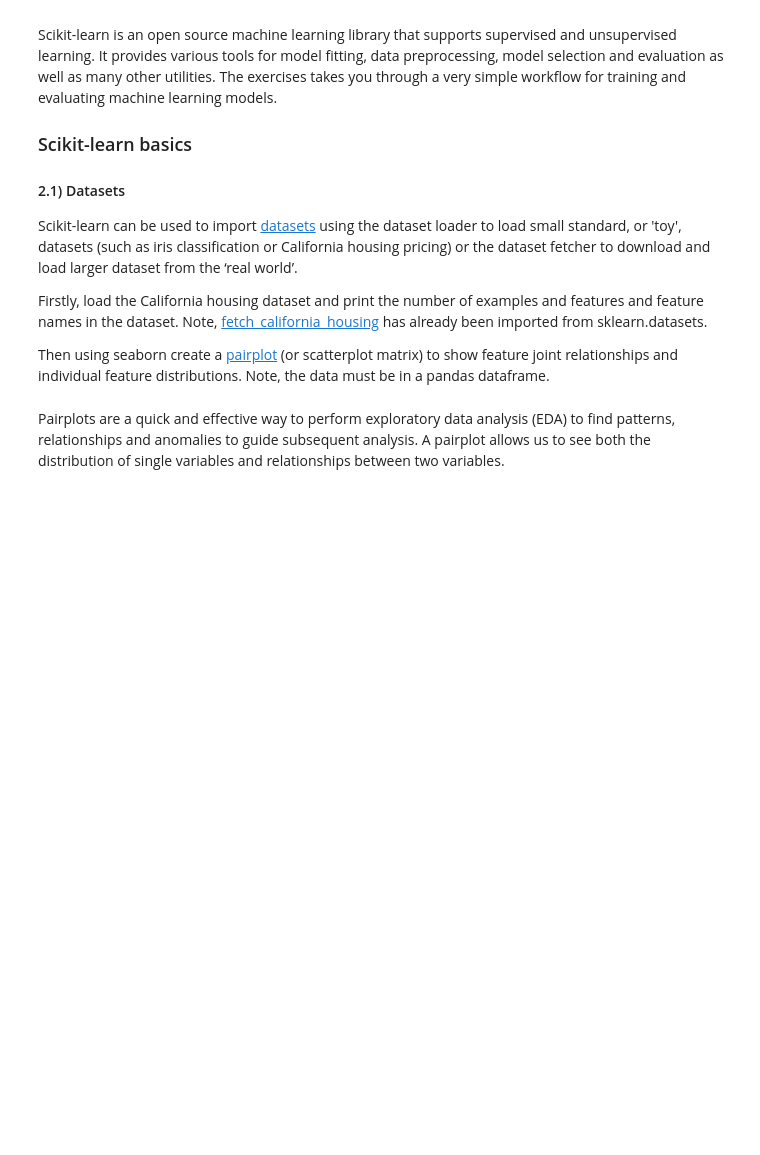
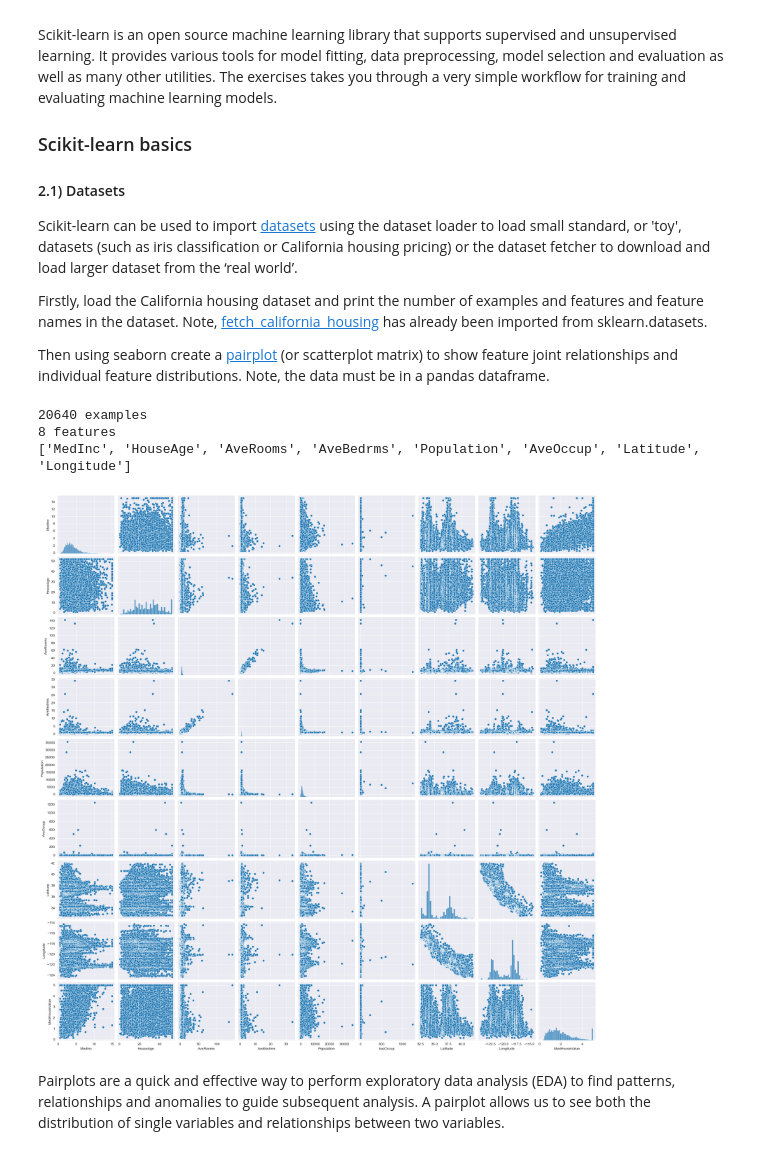
Before and after one commit to ZehuaLiuY/lab_sheets_public, a Jupyter notebook: lab1/lab1-intro_to_numpy_scikitlearn.ipynb, the cells around one changed output. Drawn from its saved outputs; the diff is of its cells as text; code cells hidden in the pictures; blank space fills up the shorter version.

```diff
--- a/lab1/lab1-intro_to_numpy_scikitlearn.ipynb
+++ b/lab1/lab1-intro_to_numpy_scikitlearn.ipynb
@@ -271,3 +325,19 @@ Then using seaborn create a [pairplot](https://seaborn.pydata.org/tutorial/axis_
+# %%
+# write your code here
+X, y = fetch_california_housing(return_X_y=True)
+print(X.shape[0], 'examples')
+print(X.shape[1], 'features')
+feature_names = fetch_california_housing().feature_names
+print(feature_names)
+
+data = pd.DataFrame(X, columns=feature_names)
+data['MedHouseValue'] = y
+plot = sns.pairplot(data)
+# %% [output]
+20640 examples
+8 features
+['MedInc', 'HouseAge', 'AveRooms', 'AveBedrms', 'Population', 'AveOccup', 'Latitude', 'Longitude']
+[figure, added]
 # %% [markdown]
 Pairplots are a quick and effective way to perform exploratory data analysis (EDA) to find patterns, relationships and anomalies to guide subsequent analysis. A pairplot allows us to see both the distribution of single variables and relationships between two variables.
 # %% [markdown]
```
Also changed, not shown: parts of 20 cells of this notebook.
